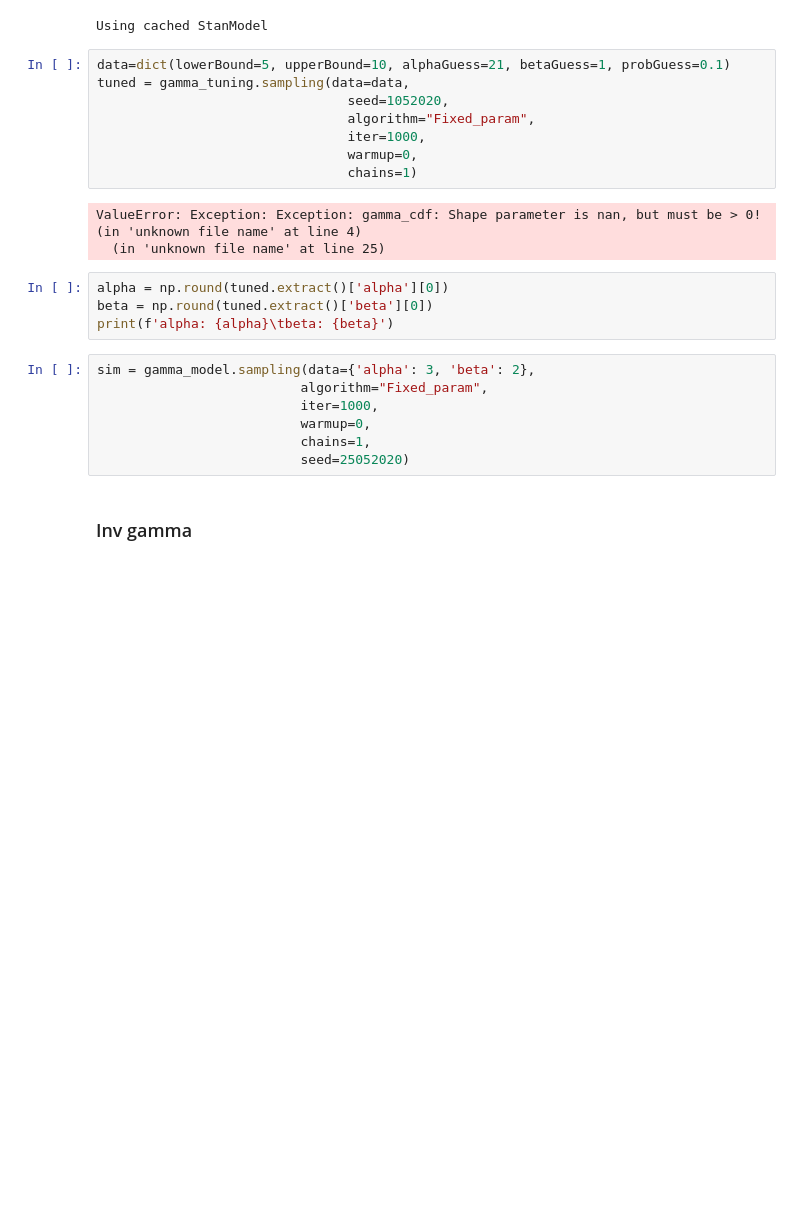
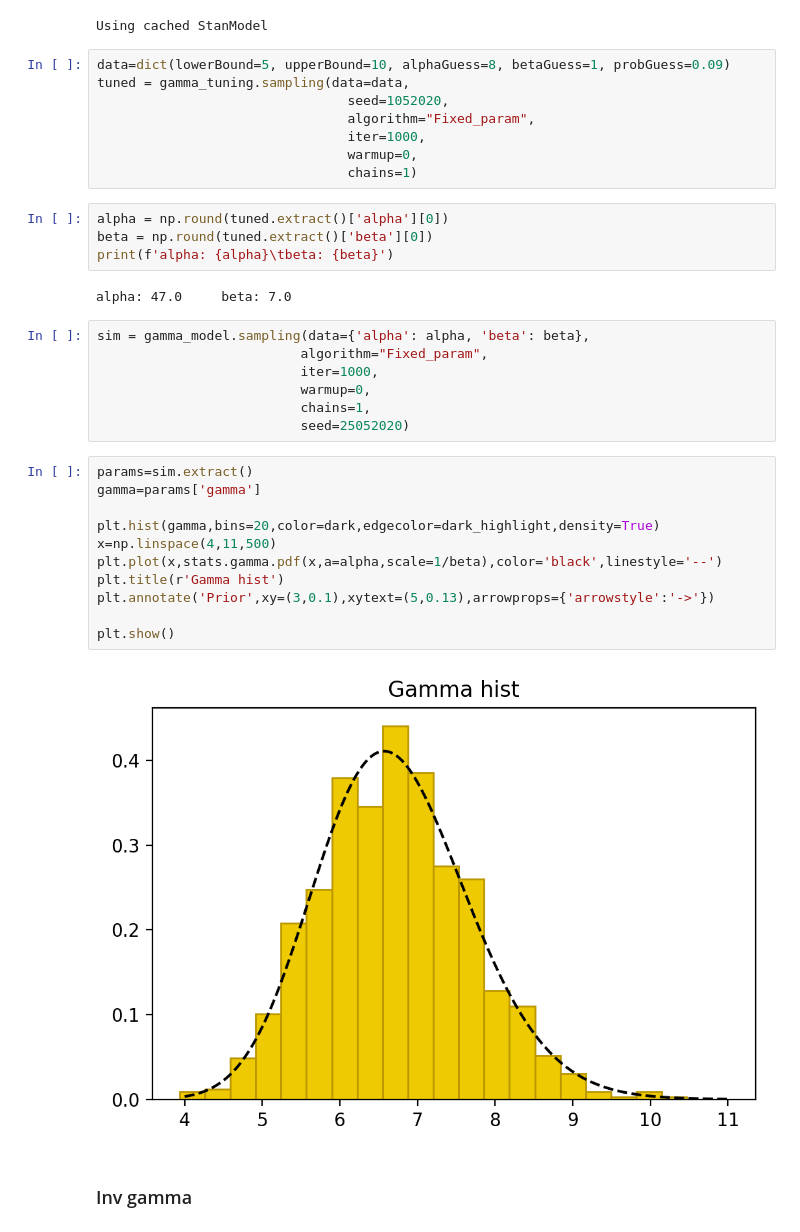
Before and after one commit to ArturBa/data_analytics, a Jupyter notebook: lab_2/data_analytics.ipynb, the cells around one changed output. Drawn from its saved outputs; the diff is of its cells as text; blank space fills up the shorter version.

```diff
--- a/lab_2/data_analytics.ipynb
+++ b/lab_2/data_analytics.ipynb
@@ -223,27 +223,39 @@ gamma_tuning=stan_utility.compile_model('stan_model/gamma_tune.stan')
 # %% [output]
 Using cached StanModel
 # %%
-data=dict(lowerBound=5, upperBound=10, alphaGuess=21, betaGuess=1, probGuess=0.1)
+data=dict(lowerBound=5, upperBound=10, alphaGuess=8, betaGuess=1, probGuess=0.09)
 tuned = gamma_tuning.sampling(data=data,
                                 seed=1052020,
                                 algorithm="Fixed_param",
                                 iter=1000,
                                 warmup=0,
                                 chains=1)
-# %% [output]
-ValueError: Exception: Exception: gamma_cdf: Shape parameter is nan, but must be > 0!  (in 'unknown file name' at line 4)
-  (in 'unknown file name' at line 25)
 # %%
 alpha = np.round(tuned.extract()['alpha'][0])
 beta = np.round(tuned.extract()['beta'][0])
 print(f'alpha: {alpha}\tbeta: {beta}')
+# %% [output]
+alpha: 47.0     beta: 7.0
 # %%
-sim = gamma_model.sampling(data={'alpha': 3, 'beta': 2},
+sim = gamma_model.sampling(data={'alpha': alpha, 'beta': beta},
                           algorithm="Fixed_param",
                           iter=1000,
                           warmup=0,
                           chains=1,
                           seed=25052020)
+# %%
+params=sim.extract()
+gamma=params['gamma']
+
+plt.hist(gamma,bins=20,color=dark,edgecolor=dark_highlight,density=True)
+x=np.linspace(4,11,500)
+plt.plot(x,stats.gamma.pdf(x,a=alpha,scale=1/beta),color='black',linestyle='--')
+plt.title(r'Gamma hist')
+plt.annotate('Prior',xy=(3,0.1),xytext=(5,0.13),arrowprops={'arrowstyle':'->'})
+
+plt.show()
+# %% [output]
+[figure, added]
 # %% [markdown]
 ### Inv gamma
 # %%
```
Also changed, not shown: parts of 41 cells of this notebook, 2 other files.
